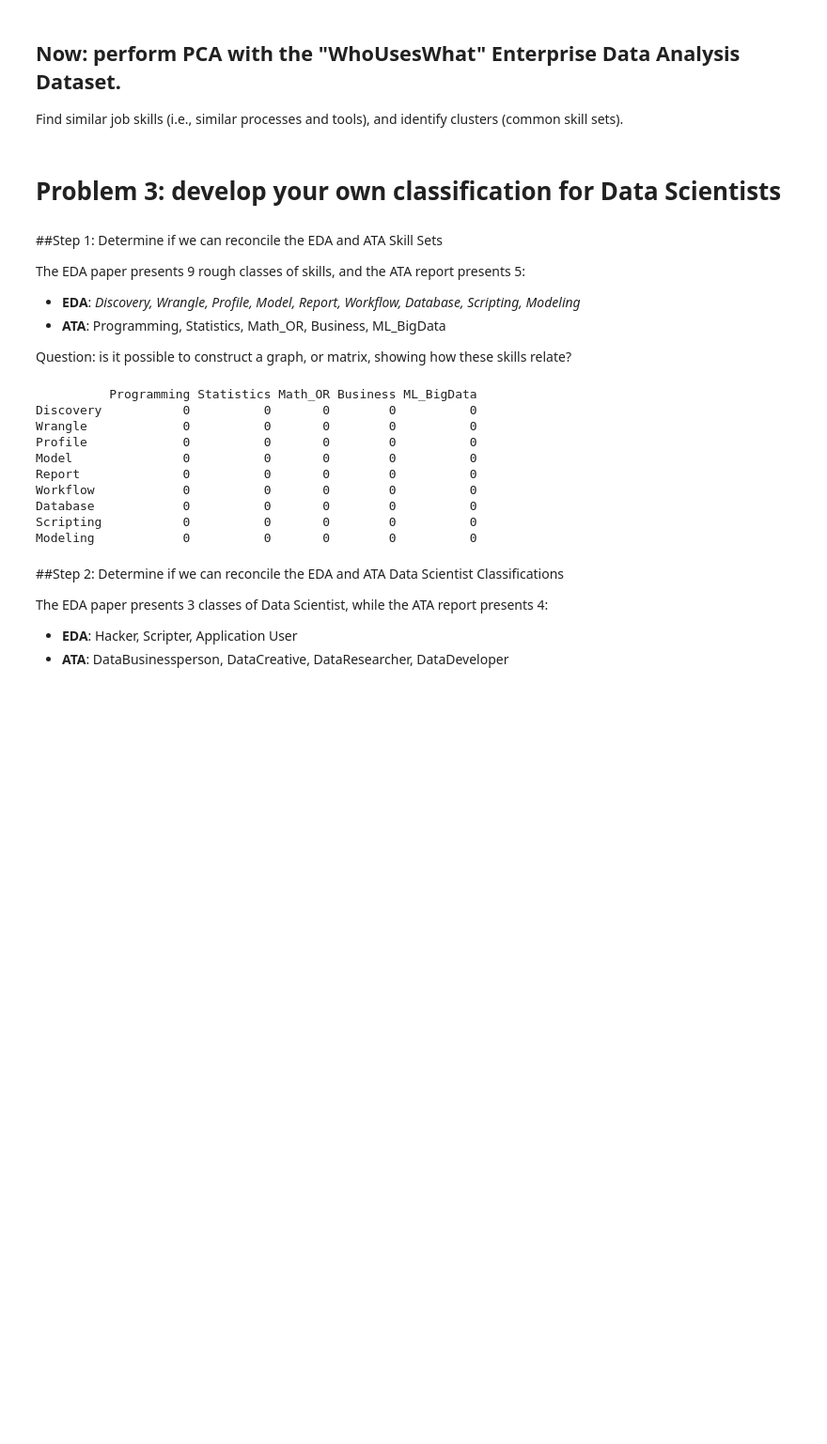
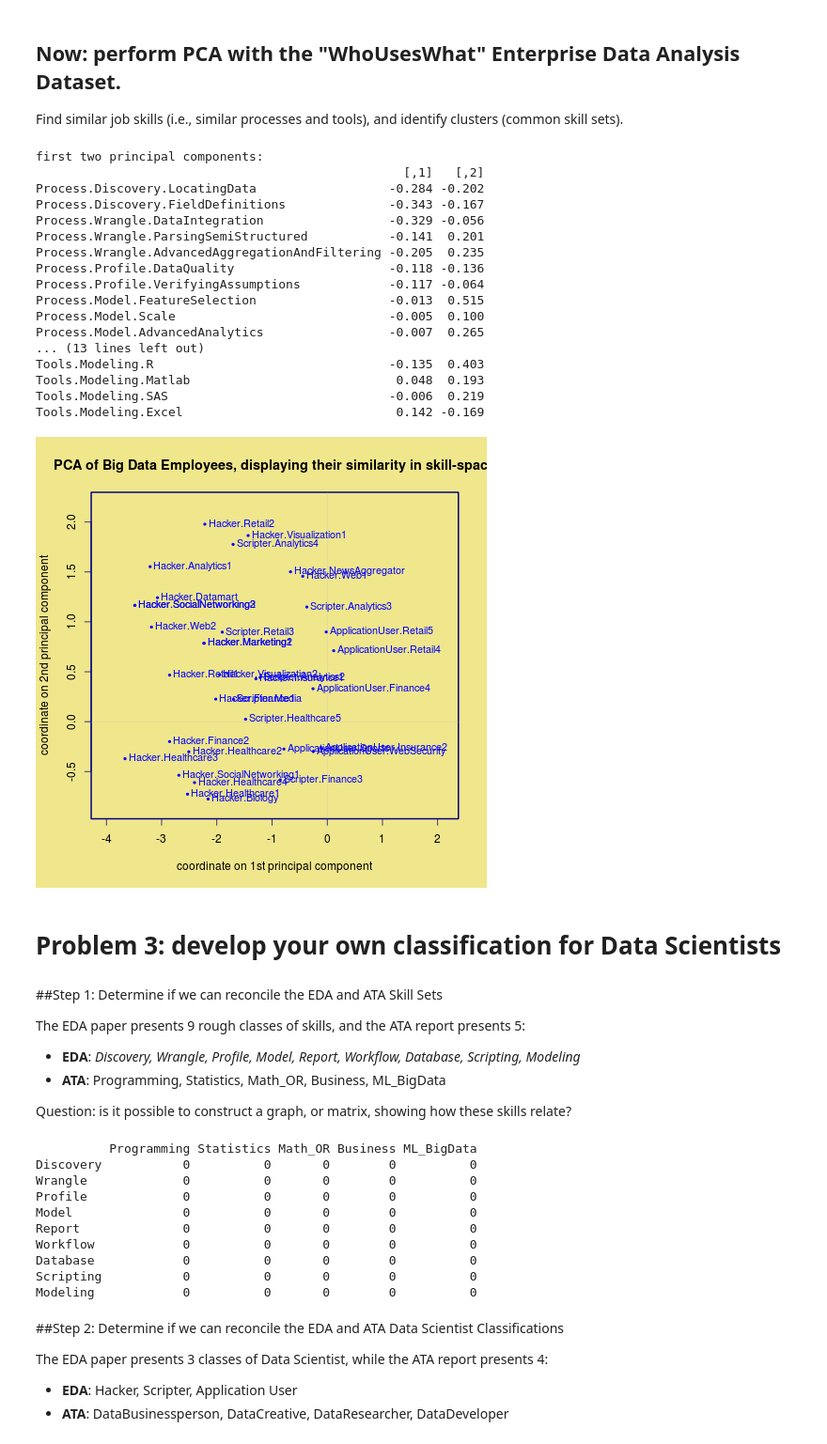
Before and after one commit to realmichaelzyy/cs249-2, a Jupyter notebook: hw3/MiniHW3_v2.01.ipynb, the cells around one changed output. Shown at 94% size. Drawn from its saved outputs; the diff is of its cells as text; code cells hidden in the pictures; blank space fills up the shorter version.

```diff
--- a/hw3/MiniHW3_v2.01.ipynb
+++ b/hw3/MiniHW3_v2.01.ipynb
@@ -593,3 +657,81 @@ Find similar job skills (i.e., similar processes and tools), and identify cluste
+# %%
+%%R
+
+# .... NOTE: the correlation matrix of the "Who Uses What" table
+#  (i.e., transpose of the table in the EDA paper)
+#  finds relationships among features of Enterprise Data Analysis
+#  (rather than finding relationships among the 35 people in the dataset).
+
+p = dim(WhoUsesWhat)[2]
+
+#CompanyNames = BigData100[,1]
+#rownames(BigData100) = CompanyNames
+
+Data = WhoUsesWhat
+
+CovarianceMatrix = cov(Data)
+
+s = svd(CovarianceMatrix);
+sigma = s$d
+U = s$u
+V = s$v
+S = diag(sigma)
+
+resulting_positions = Data %*% V[,1:2]
+
+xvalues = resulting_positions[,1]
+yvalues = resulting_positions[,2]
+
+xrange = range(xvalues) * 1.1
+xrange[2] = xrange[2] + 2
+yrange = range(yvalues) * 1.1
+
+
+# xrange = c(-0.20, 0.02)
+# yrange = c(-0.25, 0.15)
+
+par( lwd=2, bg="khaki", fg="navy" )
+
+# plot the 2D projection of the data
+
+plot(   c(), c(), type="n", xlim=xrange, ylim=yrange,
+     xlab = "coordinate on 1st principal component",
+     ylab = "coordinate on 2nd principal component",
+     main = "PCA of Big Data Employees, displaying their similarity in skill-space" )
+
+abline( h=0, col="gray", lwd=0.3 )  # add x-axis line
+abline( v=0, col="gray", lwd=0.3 )  # add y-axis line
+
+points( xvalues, yvalues, pch=20, cex=0.5, col="blue" )
+text(   xvalues, yvalues, unlist(dimnames(WhoUsesWhat)[1]), col="blue", pos=4, offset=0.25, cex=0.9 )
+
+eigenvectors = V[,1:2]
+rownames(eigenvectors) = colnames(Data)
+cat("first two principal components:\n")
+print(round( eigenvectors, 3))
+
+# There seems to be four or five clusters of data-points in 2-D skill-space. On the bottom (below 0.0 on the 2nd principle axis),
+# there seems to be one cluster. There seems to be clusters on the left and right of the horizontal band between 0.0 and 1.5 on the
+# 2nd principle axis; and there seems to be another cluster at the top.
+# %% [output]
+first two principal components:
+                                                  [,1]   [,2]
+Process.Discovery.LocatingData                  -0.284 -0.202
+Process.Discovery.FieldDefinitions              -0.343 -0.167
+Process.Wrangle.DataIntegration                 -0.329 -0.056
+Process.Wrangle.ParsingSemiStructured           -0.141  0.201
+Process.Wrangle.AdvancedAggregationAndFiltering -0.205  0.235
+Process.Profile.DataQuality                     -0.118 -0.136
+Process.Profile.VerifyingAssumptions            -0.117 -0.064
+Process.Model.FeatureSelection                  -0.013  0.515
+Process.Model.Scale                             -0.005  0.100
+Process.Model.AdvancedAnalytics                 -0.007  0.265
+... (13 lines left out)
+Tools.Modeling.R                                -0.135  0.403
+Tools.Modeling.Matlab                            0.048  0.193
+Tools.Modeling.SAS                              -0.006  0.219
+Tools.Modeling.Excel                             0.142 -0.169
+[figure, added]
 # %% [markdown]
 # Problem 3:  develop your own classification for Data Scientists
 # %% [markdown]
```
Also changed, not shown: parts of 15 cells of this notebook.
